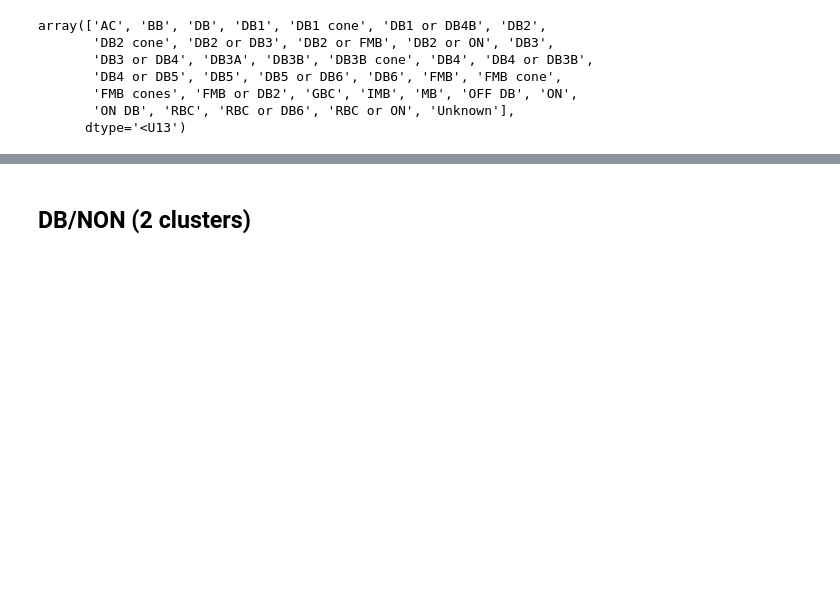
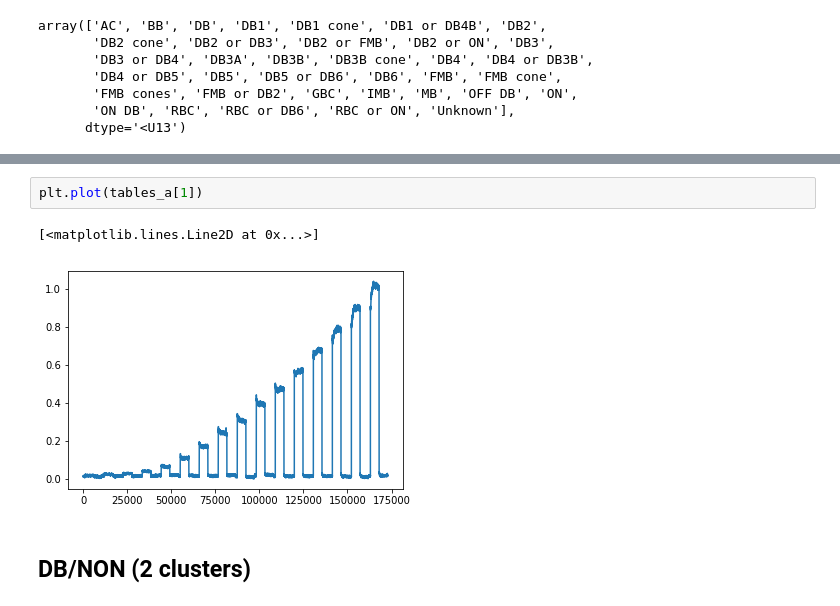
Before and after one commit to AprilMyers/RBC-Clustering, a Jupyter notebook: cell_type_readin.ipynb, the cells around one changed output, grey strips where cells are left out. Saved outputs shown, nothing was run; the diff lists cells and outputs as text; blank space fills up the shorter version.

```diff
--- a/cell_type_readin.ipynb
+++ b/cell_type_readin.ipynb
@@ -35,3 +44,8 @@ array(['AC', 'BB', 'DB', 'DB1', 'DB1 cone', 'DB1 or DB4B', 'DB2',
+# %%
+plt.plot(tables_a[1])
+# %% [output]
+[<matplotlib.lines.Line2D at 0x...>]
+[figure, added]
 # %% [markdown]
 ## DB/NON (2 clusters)
 # %%
```
Also changed, not shown: parts of 11 cells of this notebook, 1 other file.
